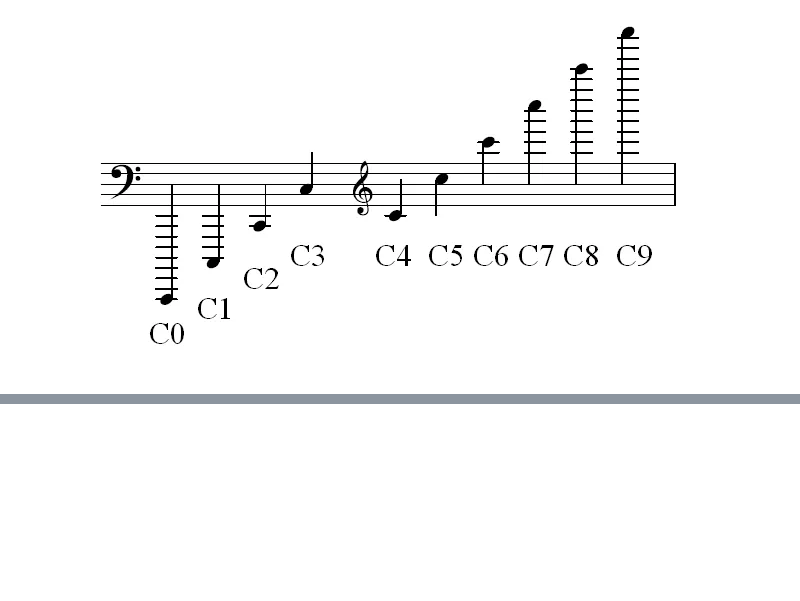
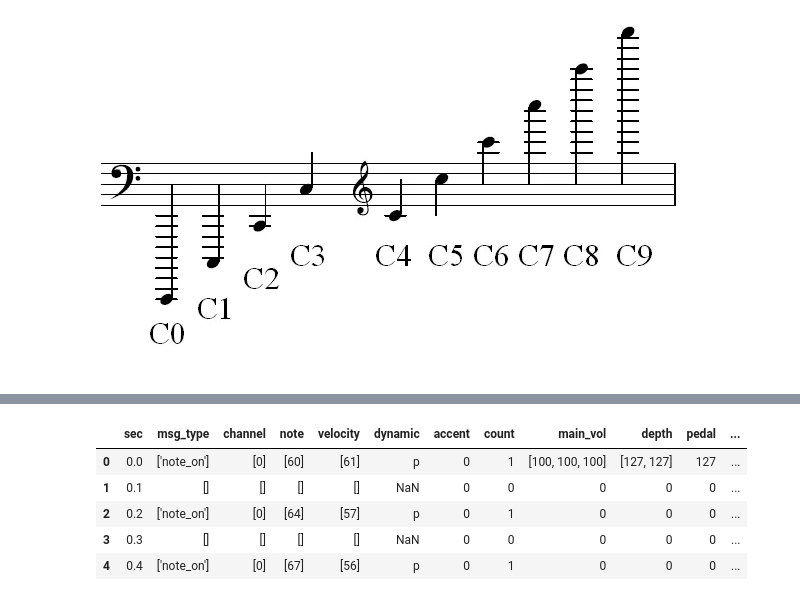
Before and after one commit to dalabdgw/Research_and_Experimental_Results, a Jupyter notebook: Piano Performance Evaluation/MinseoPark/compare_algorithm/Minseo's algorithm(octave).ipynb, the cells around one changed output, grey strips where cells are left out. Saved outputs shown, nothing was run; the diff lists cells and outputs as text; code cells hidden in the pictures; blank space fills up the shorter version.

```diff
--- a/Piano Performance Evaluation/MinseoPark/compare_algorithm/Minseo's algorithm(octave).ipynb
+++ b/Piano Performance Evaluation/MinseoPark/compare_algorithm/Minseo's algorithm(octave).ipynb
@@ -106,0 +29,9 @@ def calculate_octave_similarity(df_input, df_target):
+# %%
+target_file.head()
+# %% [output]
+|  | sec | msg_type | channel | note | velocity | dynamic | accent | count | main_vol | depth | pedal | ... |
+| 0 | 0.0 | ['note_on'] | [0] | [60] | [61] | p | 0 | 1 | [100, 100, 100] | [127, 127] | 127 | ... |
+| 1 | 0.1 | [] | [] | [] | [] | NaN | 0 | 0 | 0 | 0 | 0 | ... |
+| 2 | 0.2 | ['note_on'] | [0] | [64] | [57] | p | 0 | 1 | 0 | 0 | 0 | ... |
+| 3 | 0.3 | [] | [] | [] | [] | NaN | 0 | 0 | 0 | 0 | 0 | ... |
+| 4 | 0.4 | ['note_on'] | [0] | [67] | [56] | p | 0 | 1 | 0 | 0 | 0 | ... |
```
Also changed, not shown: parts of 25 cells of this notebook, 5 other files.
